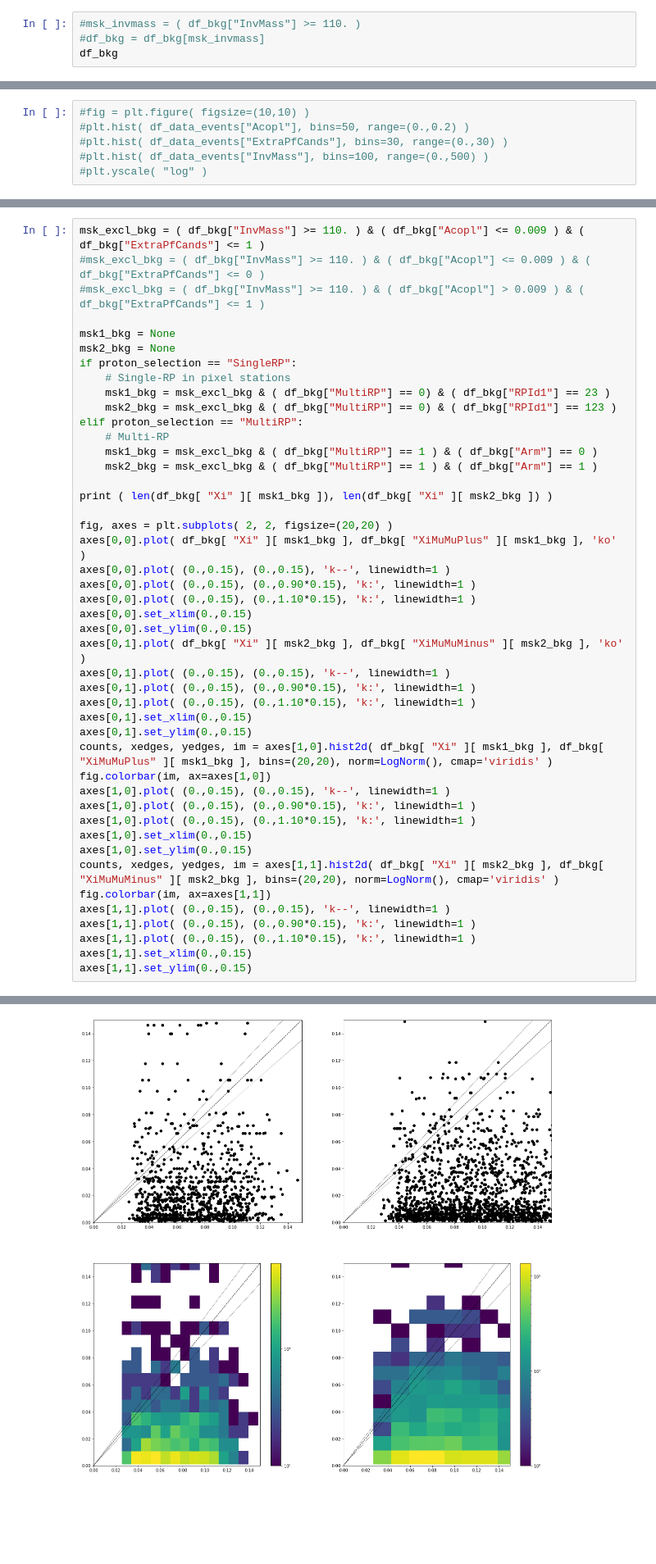
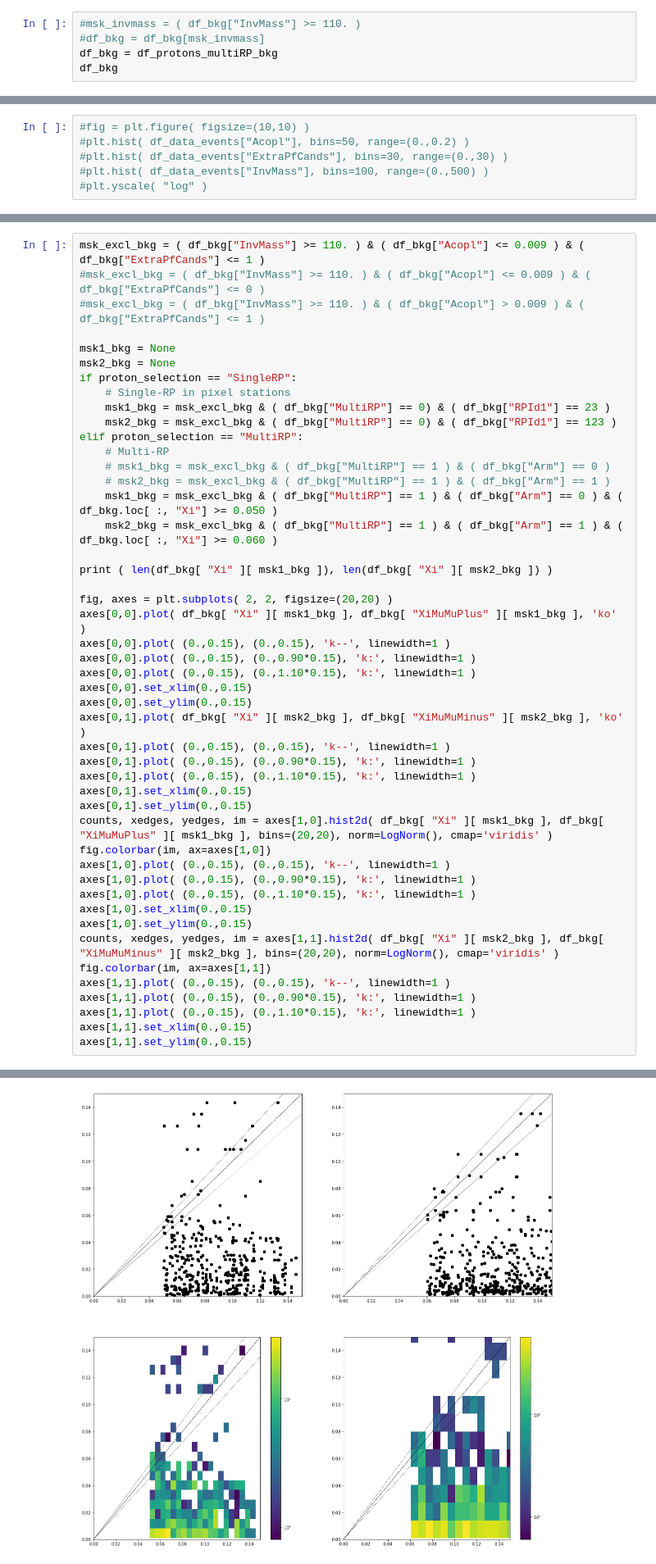
Before and after one commit to antoniovilela/pps-dilepton-analysis-notebook, a Jupyter notebook: Data-Inspection.ipynb, the cells around one changed output, grey strips where cells are left out. Shown: that part at 82% size. Cells and saved outputs as stored; diff of their text form; blank space fills up the shorter version.

```diff
--- a/Data-Inspection.ipynb
+++ b/Data-Inspection.ipynb
@@ -671,6 +869,7 @@ df_bkg = pd.concat( df_bkg_list )
 # %%
 #msk_invmass = ( df_bkg["InvMass"] >= 110. )
 #df_bkg = df_bkg[msk_invmass]
+df_bkg = df_protons_multiRP_bkg
 df_bkg
 # %% [output]
 |  | Run | LumiSection | BX | EventNum | Slice | CrossingAngle | MultiRP | Arm | RPId1 | RPId2 | ... |
@@ -763,8 +966,10 @@ if proton_selection == "SingleRP":
     msk2_bkg = msk_excl_bkg & ( df_bkg["MultiRP"] == 0) & ( df_bkg["RPId1"] == 123 )
 elif proton_selection == "MultiRP":
     # Multi-RP
-    msk1_bkg = msk_excl_bkg & ( df_bkg["MultiRP"] == 1 ) & ( df_bkg["Arm"] == 0 )
-    msk2_bkg = msk_excl_bkg & ( df_bkg["MultiRP"] == 1 ) & ( df_bkg["Arm"] == 1 )
+    # msk1_bkg = msk_excl_bkg & ( df_bkg["MultiRP"] == 1 ) & ( df_bkg["Arm"] == 0 )
+    # msk2_bkg = msk_excl_bkg & ( df_bkg["MultiRP"] == 1 ) & ( df_bkg["Arm"] == 1 )
+    msk1_bkg = msk_excl_bkg & ( df_bkg["MultiRP"] == 1 ) & ( df_bkg["Arm"] == 0 ) & ( df_bkg.loc[ :, "Xi"] >= 0.050 )
+    msk2_bkg = msk_excl_bkg & ( df_bkg["MultiRP"] == 1 ) & ( df_bkg["Arm"] == 1 ) & ( df_bkg.loc[ :, "Xi"] >= 0.060 )
 
 print ( len(df_bkg[ "Xi" ][ msk1_bkg ]), len(df_bkg[ "Xi" ][ msk2_bkg ]) )
 
@@ -800,5 +1005,5 @@ axes[1,1].set_ylim(0.,0.15)
 (0.0, 0.15)
-[figure, old version]
+[figure, new version]
 # %%
 fig, axes = plt.subplots( 1, 2, figsize=(20,10) )
 
```
Also changed, not shown: parts of 40 cells of this notebook, 22 other files.
